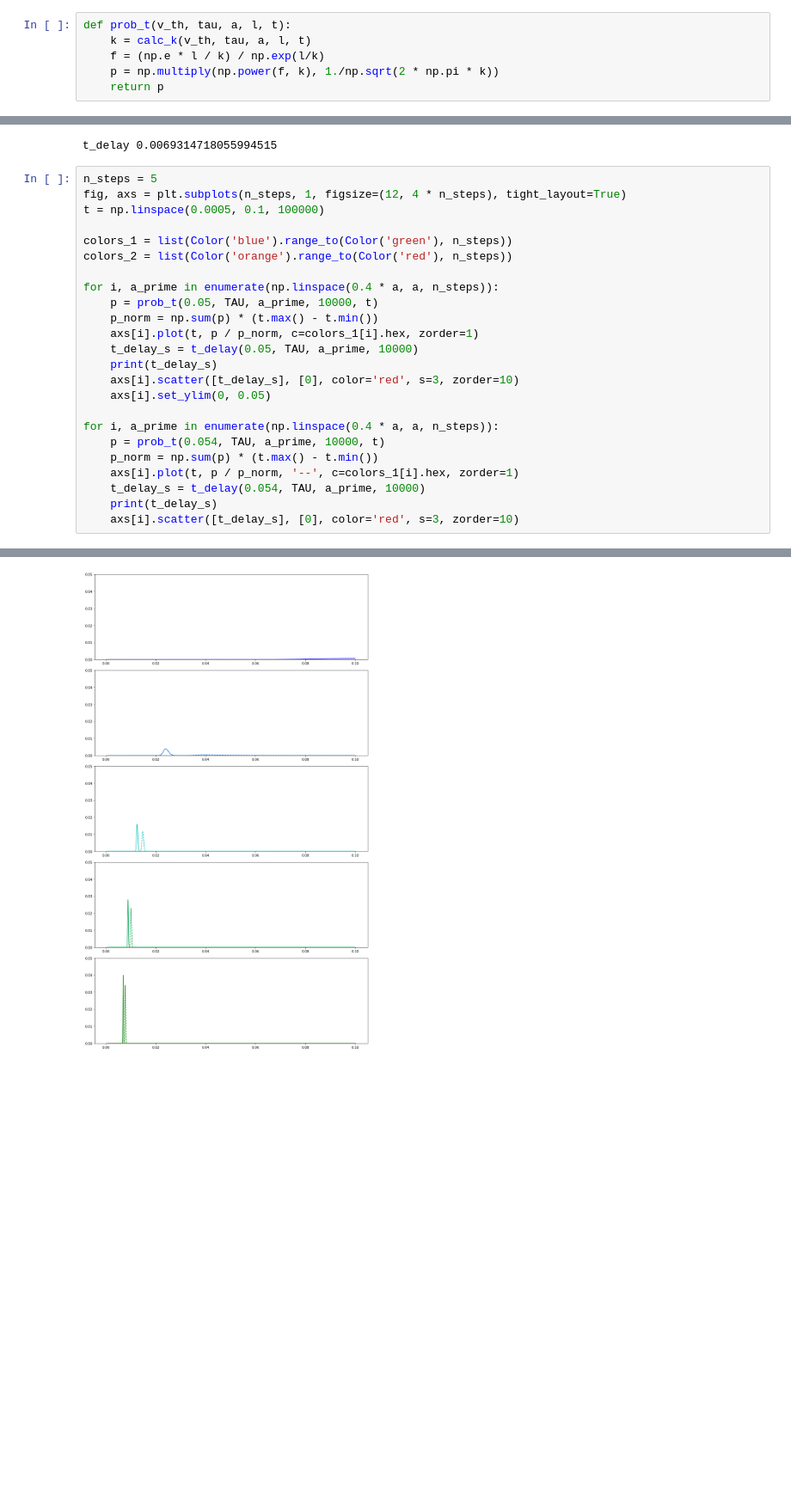
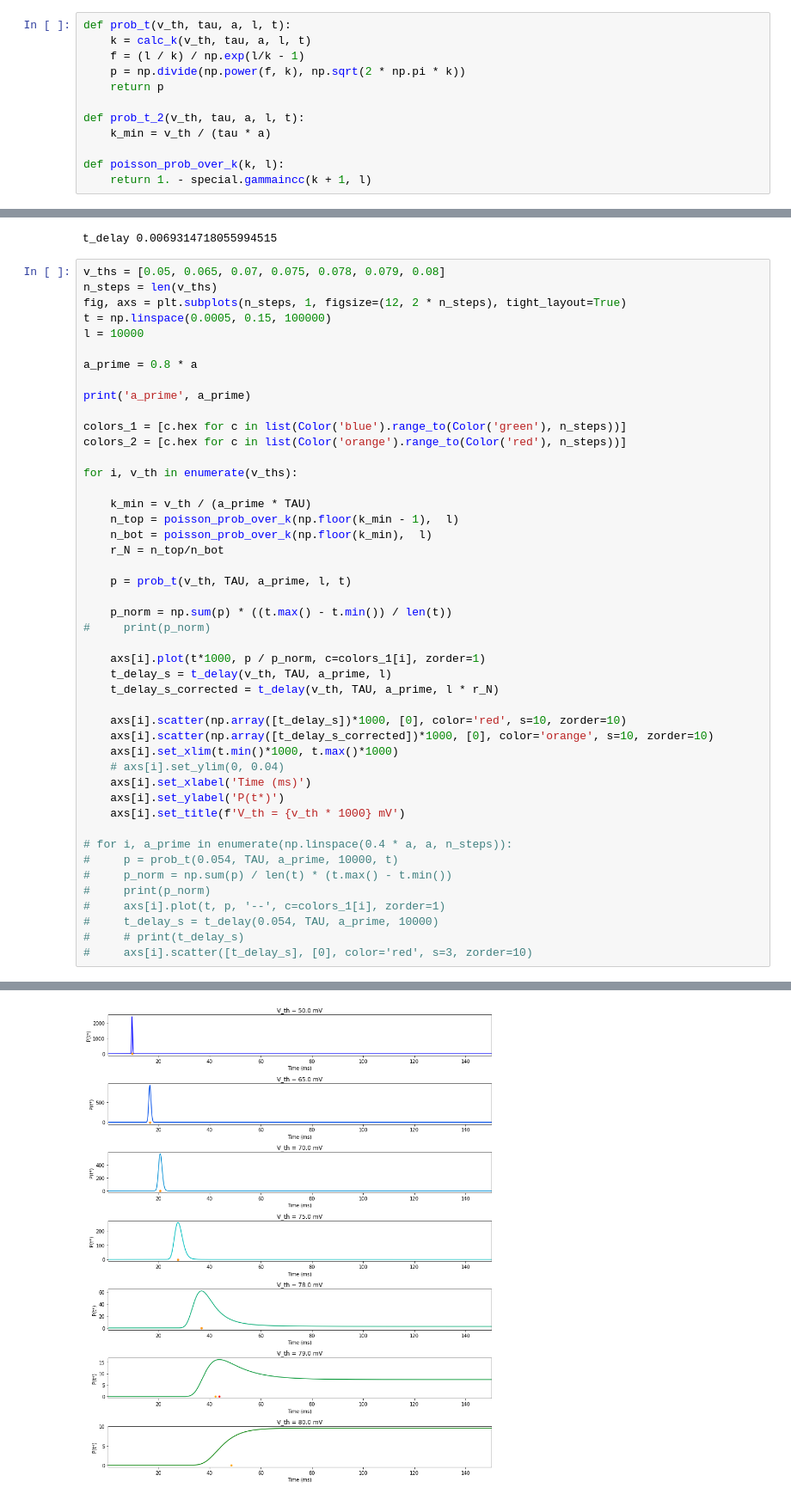
Before and after one commit to davidgbe/for_the_birds, a Jupyter notebook: current_based_time_to_threshold_test.ipynb, the cells around one changed output, grey strips where cells are left out. Shown at 86% size. Drawn from its saved outputs; the diff is of its cells as text; blank space fills up the shorter version.

```diff
--- a/current_based_time_to_threshold_test.ipynb
+++ b/current_based_time_to_threshold_test.ipynb
@@ -156,35 +204,63 @@ def calc_k(v_th, tau, a, l, t):
 # %%
 def prob_t(v_th, tau, a, l, t):
     k = calc_k(v_th, tau, a, l, t)
-    f = (np.e * l / k) / np.exp(l/k)
-    p = np.multiply(np.power(f, k), 1./np.sqrt(2 * np.pi * k))
+    f = (l / k) / np.exp(l/k - 1)
+    p = np.divide(np.power(f, k), np.sqrt(2 * np.pi * k))
     return p
+
+def prob_t_2(v_th, tau, a, l, t):
+    k_min = v_th / (tau * a)
+
+def poisson_prob_over_k(k, l):
+    return 1. - special.gammaincc(k + 1, l)
 # %%
 print('t_delay', t_delay(0.05, TAU, a, 10000))
 # %% [output]
 t_delay 0.0069314718055994515
 # %%
-n_steps = 5
-fig, axs = plt.subplots(n_steps, 1, figsize=(12, 4 * n_steps), tight_layout=True)
-t = np.linspace(0.0005, 0.1, 100000)
+v_ths = [0.05, 0.065, 0.07, 0.075, 0.078, 0.079, 0.08]
+n_steps = len(v_ths)
+fig, axs = plt.subplots(n_steps, 1, figsize=(12, 2 * n_steps), tight_layout=True)
+t = np.linspace(0.0005, 0.15, 100000)
+l = 10000
 
-colors_1 = list(Color('blue').range_to(Color('green'), n_steps))
-colors_2 = list(Color('orange').range_to(Color('red'), n_steps))
+a_prime = 0.8 * a
 
-for i, a_prime in enumerate(np.linspace(0.4 * a, a, n_steps)):
-    p = prob_t(0.05, TAU, a_prime, 10000, t)
-    p_norm = np.sum(p) * (t.max() - t.min())
-    axs[i].plot(t, p / p_norm, c=colors_1[i].hex, zorder=1)
-    t_delay_s = t_delay(0.05, TAU, a_prime, 10000)
-    print(t_delay_s)
-    axs[i].scatter([t_delay_s], [0], color='red', s=3, zorder=10)
-    axs[i].set_ylim(0, 0.05)
+print('a_prime', a_prime)
 
-for i, a_prime in enumerate(np.linspace(0.4 * a, a, n_steps)):
-    p = prob_t(0.054, TAU, a_prime, 10000, t)
-    p_norm = np.sum(p) * (t.max() - t.min())
-    axs[i].plot(t, p / p_norm, '--', c=colors_1[i].hex, zorder=1)
-    t_delay_s = t_delay(0.054, TAU, a_prime, 10000)
-    print(t_delay_s)
-    axs[i].scatter([t_delay_s], [0], color='red', s=3, zorder=10)
+colors_1 = [c.hex for c in list(Color('blue').range_to(Color('green'), n_steps))]
+colors_2 = [c.hex for c in list(Color('orange').range_to(Color('red'), n_steps))]
+
+for i, v_th in enumerate(v_ths):
+
+    k_min = v_th / (a_prime * TAU)
+    n_top = poisson_prob_over_k(np.floor(k_min - 1),  l)
+    n_bot = poisson_prob_over_k(np.floor(k_min),  l)
+    r_N = n_top/n_bot
+
+    p = prob_t(v_th, TAU, a_prime, l, t)
+
+    p_norm = np.sum(p) * ((t.max() - t.min()) / len(t))
+#     print(p_norm)
+
+    axs[i].plot(t*1000, p / p_norm, c=colors_1[i], zorder=1)
+    t_delay_s = t_delay(v_th, TAU, a_prime, l)
+    t_delay_s_corrected = t_delay(v_th, TAU, a_prime, l * r_N)
+
+    axs[i].scatter(np.array([t_delay_s])*1000, [0], color='red', s=10, zorder=10)
+    axs[i].scatter(np.array([t_delay_s_corrected])*1000, [0], color='orange', s=10, zorder=10)
+    axs[i].set_xlim(t.min()*1000, t.max()*1000)
+    # axs[i].set_ylim(0, 0.04)
+    axs[i].set_xlabel('Time (ms)')
+    axs[i].set_ylabel('P(t*)')
+    axs[i].set_title(f'V_th = {v_th * 1000} mV')
+
+# for i, a_prime in enumerate(np.linspace(0.4 * a, a, n_steps)):
+#     p = prob_t(0.054, TAU, a_prime, 10000, t)
+#     p_norm = np.sum(p) / len(t) * (t.max() - t.min())
+#     print(p_norm)
+#     axs[i].plot(t, p, '--', c=colors_1[i], zorder=1)
+#     t_delay_s = t_delay(0.054, TAU, a_prime, 10000)
+#     # print(t_delay_s)
+#     axs[i].scatter([t_delay_s], [0], color='red', s=3, zorder=10)
 # %% [output]
@@ -201 +268 @@ nan
-[figure, old version]
+[figure, new version]
```
Also changed, not shown: parts of 4 cells of this notebook, 5 other files.
